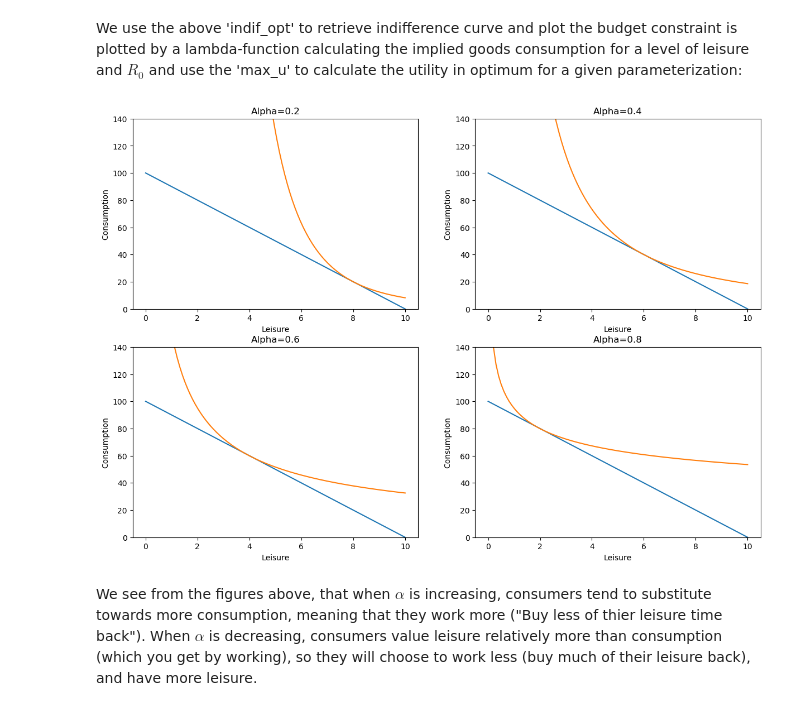
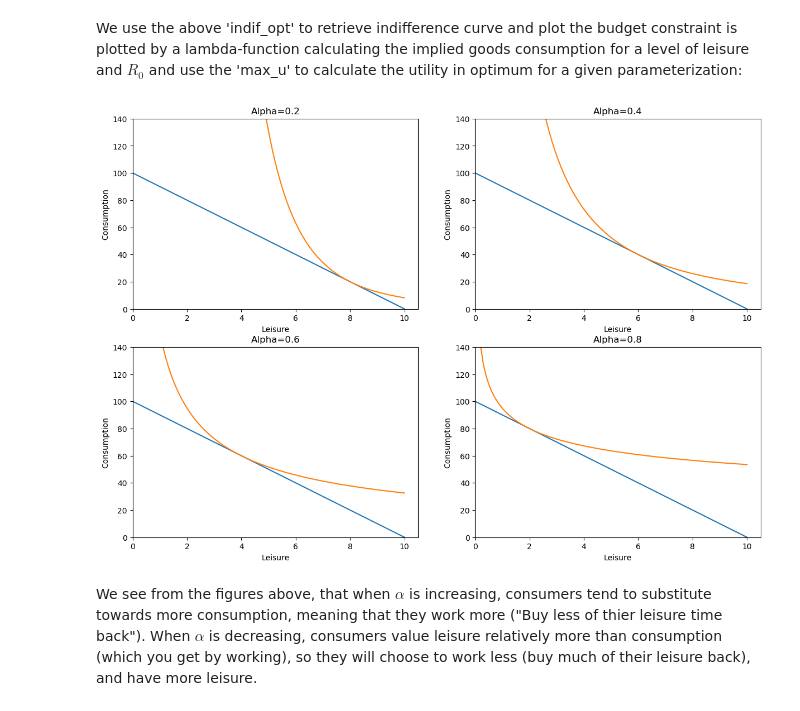
Before and after one commit to NumEconCopenhagen/projects-2019-computer-says-no, a Jupyter notebook: modelproject/modelproject.ipynb, the cells around one changed output. Drawn from its saved outputs; the diff is of its cells as text; code cells hidden in the pictures.

```diff
--- a/modelproject/modelproject.ipynb
+++ b/modelproject/modelproject.ipynb
@@ -251,7 +253,7 @@ def indif_opt(util,max_u,par):
 # %% [markdown]
 We use the above 'indif_opt' to retrieve indifference curve and plot the budget constraint is plotted by a lambda-function calculating the implied goods consumption for a level of leisure and $R_0$ and use the 'max_u' to calculate the utility in optimum for a given parameterization:
 # %%
-#plotting the base scenario
+#plotting the lump sum tax case:
 fig = plt.figure(dpi=100)
 
 gs=fig.add_gridspec(2,2)
@@ -266,33 +268,34 @@ for i in range(1,5):
         text='Alpha=0.2'
     elif i==2:
         alpha1=0.4
         text='Alpha=0.4'
     elif i==3:
         alpha1=0.6
         text='Alpha=0.6'
     else:
         alpha1=0.8
         text='Alpha=0.8'
 
     #Define income potential in the non taxated scenario.
     R_0_notax = maxlabinc_notax + A
 
 #Define function for the base budget line
     goods_notax = lambda l: R_0_notax -leiexp(l,wage_notax)
     cons_notax = [goods_notax(x) for x in np.linspace(0,10,num=100)]
     leisure1 = np.linspace(0,10,100)
 
 #Plot the budget line with axis names
     ax.plot(leisure1,cons_notax)
 
 #Plotting the indiffence curve
     ax.plot(leisure1,indif_opt(util="cobbdouglas",max_u=max_u(util="cobbdouglas",wage=wage_notax,maxlabinc=maxlabinc_notax,leiexp=leiexp,par=alpha1),par=alpha1))
     ax.set_xlabel("Leisure")
     ax.set_ylabel("Consumption")
     ax.set_ylim(0,140)
+    ax.set_xlim(0,10.5)
     ax.title.set_text(text)
     plt.subplots_adjust(top=2,right=2)
 # %% [output]
-[figure, old version]
+[figure, new version]
 # %% [markdown]
 We see from the figures above, that when $\alpha$ is increasing, consumers tend to substitute towards more consumption, meaning that they work more ("Buy less of thier leisure time back"). When $\alpha$ is decreasing, consumers value leisure relatively more than consumption (which you get by working), so they will choose to work less (buy much of their leisure back), and have more leisure.
```
Also changed, not shown: parts of 14 cells of this notebook, 1 other file.
